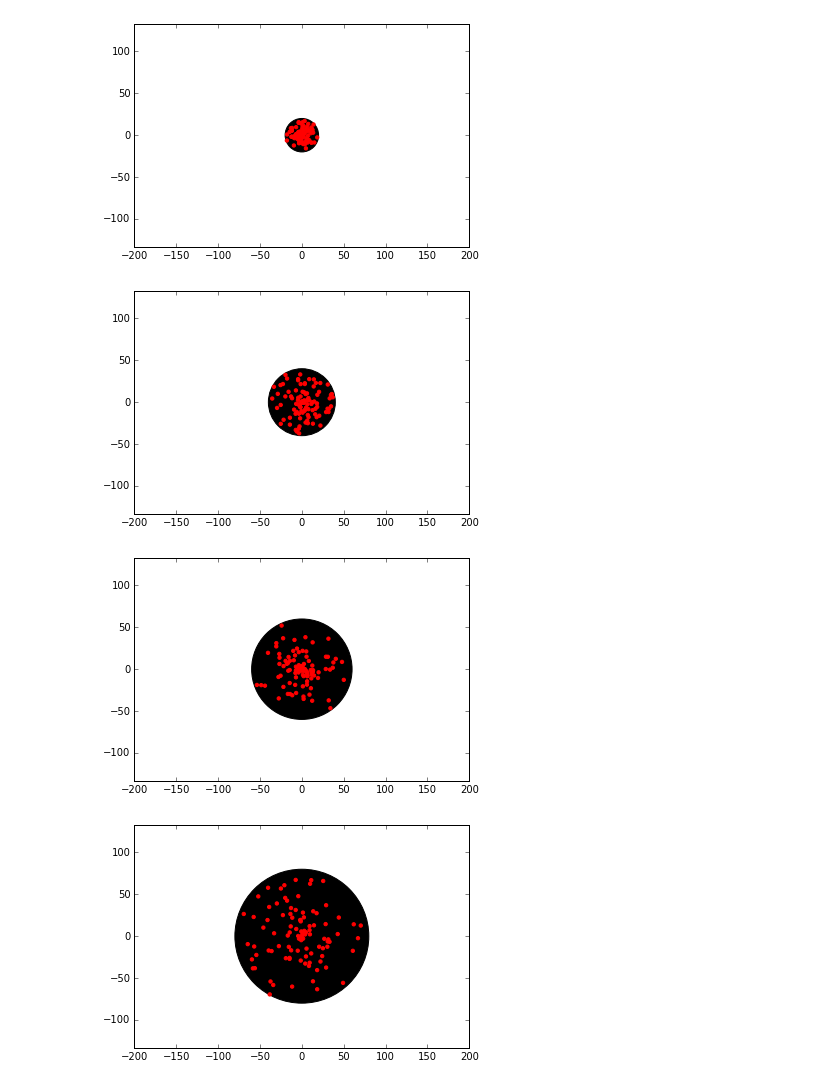
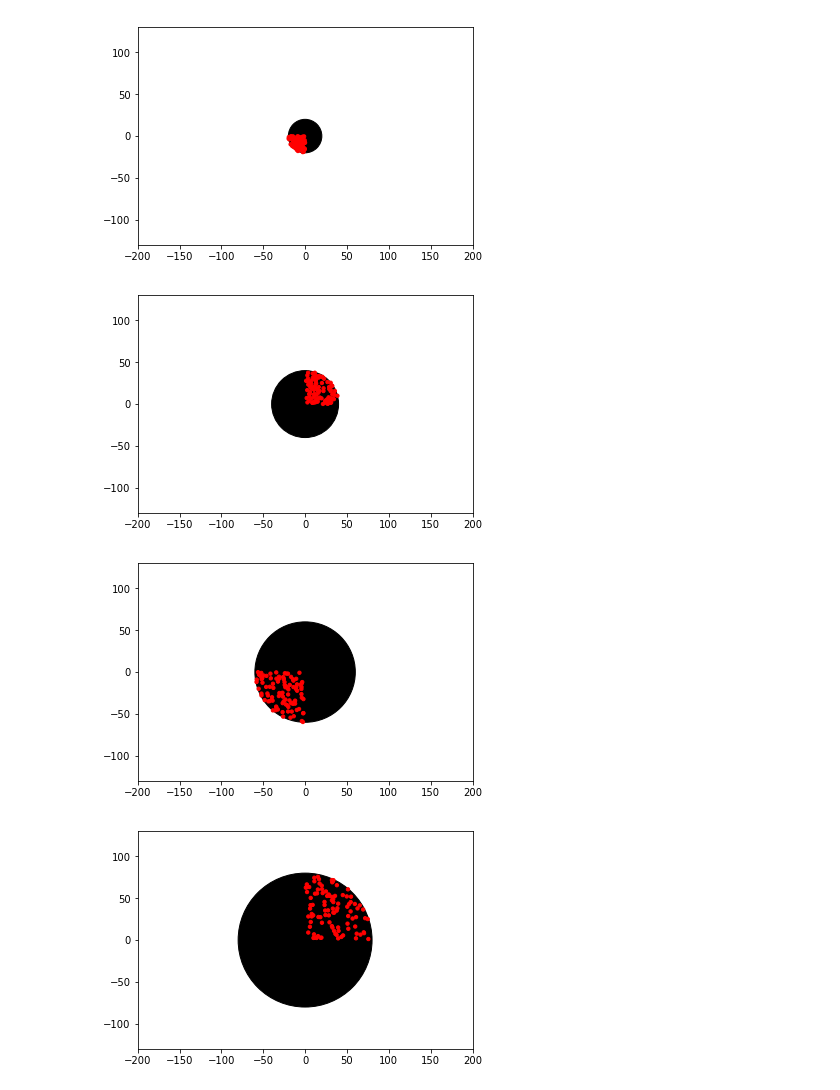
Before and after one commit to gadsby/Light-Absorbtion-Simulation, a Jupyter notebook: sandbox.ipynb, the cells around one changed output. Saved outputs shown, nothing was run; the diff lists cells and outputs as text; code cells hidden in the pictures.

```diff
--- a/sandbox.ipynb
+++ b/sandbox.ipynb
@@ -23,11 +23,12 @@ class Tree:
 # %%
 class Layer():
 
-    def __init__(self, height, radius):
+    def __init__(self, height, radius, parity):
         self.height = height
         self.radius = radius
         self.leaves = []
         self.numLeaves = 0
+        self.parity = parity
 
     def addLeaf(self, newLeaf):
         # error checking here
@@ -73,13 +74,29 @@ class LightSource:
 def deg2rad(degree):
     return degree*np.pi/180
 
-def genPointFromCircle(rMax):
+def genPointFromCircle_cart(rMax):
     t = 2*np.pi*np.random.random()
     u = np.random.random()+np.random.random()
     r = 2-u if u>1 else u
     x = rMax*r*np.cos(t)
     y = rMax*r*np.sin(t)
     return (x,y)
+
+def genPointFromCircle_polar(rMax):
+    t = 2*np.pi*np.random.random()
+    u = np.random.random()+np.random.random()
+    r = 2-u if u>1 else u
+    x = rMax*r*np.cos(t)
+    y = rMax*r*np.sin(t)
+    return (rMax*r,t)
+
+def genPointFromCircle_polar_sectional(rMax):
+    t = 1/2*np.pi*np.random.random()
+    u = np.random.random()+np.random.random()
+    r = 2-u if u>1 else u
+    x = rMax*r*np.cos(t)
+    y = rMax*r*np.sin(t)
+    return (rMax*r,t)
 
 def checkDistance(pointCheck, leafCentre):
     x2 = (pointCheck[0] - leafCentre[0])**2
@@ -128,32 +145,47 @@ def penetrationTree(tree, numTrials=10000):
 # %%
 # Generate Main Tree
 mainTree = Tree(maxHeight=100,maxRadius=100)
 
 numLayers = 4
 layerHeights = [20,40,60,80]
 layerRadii = [80,60,40,20]
 
 numLeaves = 100
 leafRad = 2
 
 # Generate Layers
 for i in range(numLayers):
-    layerTemp = Layer(height=layerHeights[i],radius=layerRadii[i])
+    layerTemp = Layer(height=layerHeights[i],radius=layerRadii[i],parity = i%2)
     mainTree.addLayer(layerTemp)
 
     # Generate Leaves; fixed radius, random position
     for j in range(numLeaves):
-        leafTemp = Leaf(radius=leafRad, posOnLayer=genPointFromCircle(layerRadii[i]))
+        pointTemp = list(genPointFromCircle_polar_sectional(layerRadii[i]))
+        # make all points lie in the o to pi region
+        if layerTemp.parity == 0:
+            if pointTemp[1] >= 0 and pointTemp[1] < np.pi:
+                pass
+            else:
+                pointTemp[1] += np.pi
+        # make all points lie in the pi to 2pi region
+        else:
+            if pointTemp[1] >= np.pi and pointTemp[1] < 2*np.pi:
+                pass
+            else:
+                pointTemp[1] += np.pi
+
+        leafTemp = Leaf(radius=leafRad, posOnLayer=pointTemp)
+
         layerTemp.addLeaf(leafTemp)
 
 
 # Plot Layers
 for i in range(mainTree.numLayers):
     mainTree.layers[i].plotLayer()
 # %% [output]
-[figure, old version]
+[figure, new version]
-[figure, old version]
+[figure, new version]
-[figure, old version]
+[figure, new version]
-[figure, old version]
+[figure, new version]
 # %%
 # check penetration
```
Also changed, not shown: parts of 1 cell of this notebook, 2 other files.
